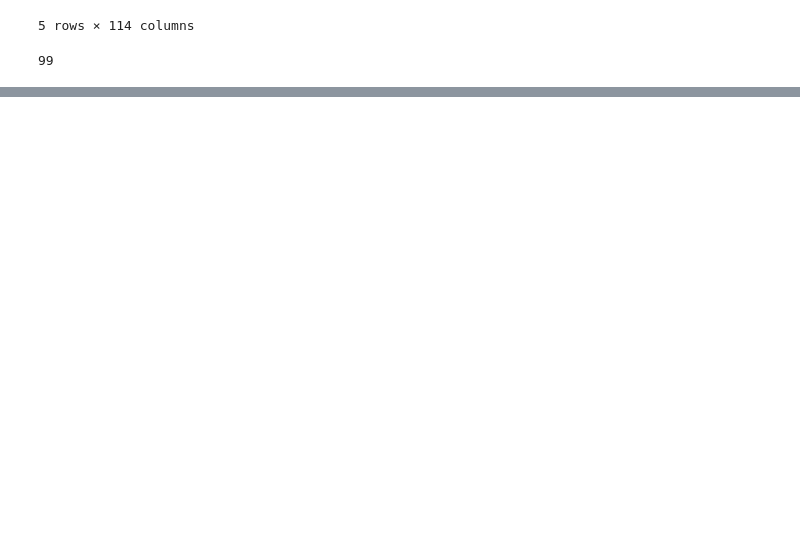
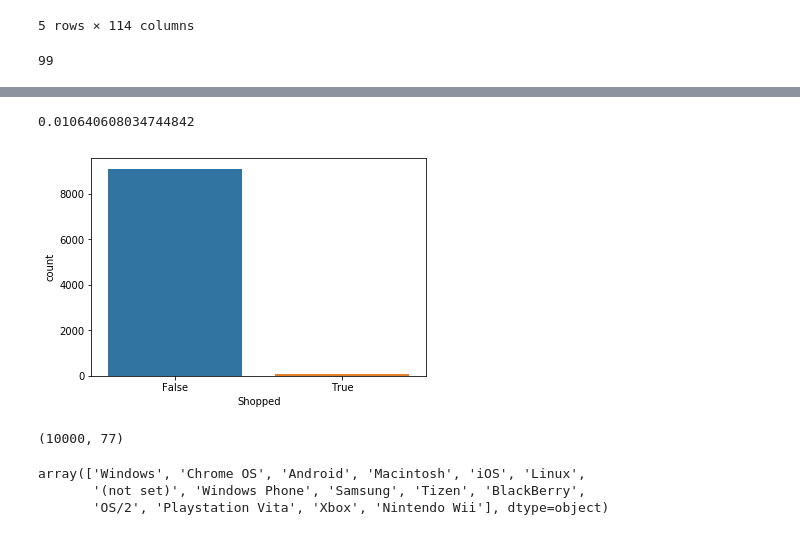
Before and after one commit to ISwordLion/GStore_EDA, a Jupyter notebook: GStoreData_EDA.ipynb, the cells around one changed output, grey strips where cells are left out. Saved outputs shown, nothing was run; the diff lists cells and outputs as text; code cells hidden in the pictures; blank space fills up the shorter version.

```diff
--- a/GStoreData_EDA.ipynb
+++ b/GStoreData_EDA.ipynb
@@ -83,7 +85,7 @@ train_df.head(2)
 2 rows × 59 columns
 # %%
 column = 'customDimensions'
-train_df[column] = train_df[column].apply(lambda x: eval(x)[0]['value'] if len(eval(x)) !=0 else x)
+train_df[column] = train_df[column].apply(lambda x: eval(x)[0]['value'] if len(eval(x)) !=0 else np.nan)
 # %%
 train_df.head(2)
 # %% [output]
@@ -115,0 +122,3 @@ train_df['totals.transactionRevenue'].count()
+# %%
+train_df['totals.transactionRevenue'] = train_df['totals.transactionRevenue'].astype(float)
+a = train_df.groupby('fullVisitorId')['totals.transactionRevenue'].describe().sort_values('mean', ascending=False)
@@ -115,0 +135,10 @@ train_df['totals.transactionRevenue'].count()
+# %%
+a['mean'].count()/a.shape[0]
+# %% [output]
+0.010640608034744842
+# %%
+a['Shopped'] = a['count'] > 0
+# %%
+ax = sns.countplot(x="Shopped", data=a)
+# %% [output]
+[figure, added]
@@ -115,0 +149,10 @@ train_df['totals.transactionRevenue'].count()
+# %%
+train_df.shape # Got rid of the redundant empty columns to save from memory.
+# %% [output]
+(10000, 77)
+# %%
+train_df['device.operatingSystem'].unique()
+# %% [output]
+array(['Windows', 'Chrome OS', 'Android', 'Macintosh', 'iOS', 'Linux',
+       '(not set)', 'Windows Phone', 'Samsung', 'Tizen', 'BlackBerry',
+       'OS/2', 'Playstation Vita', 'Xbox', 'Nintendo Wii'], dtype=object)
```
Also changed, not shown: parts of 11 cells of this notebook.
